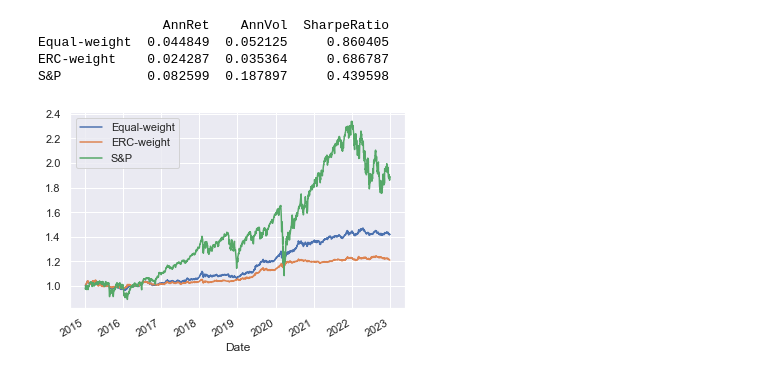
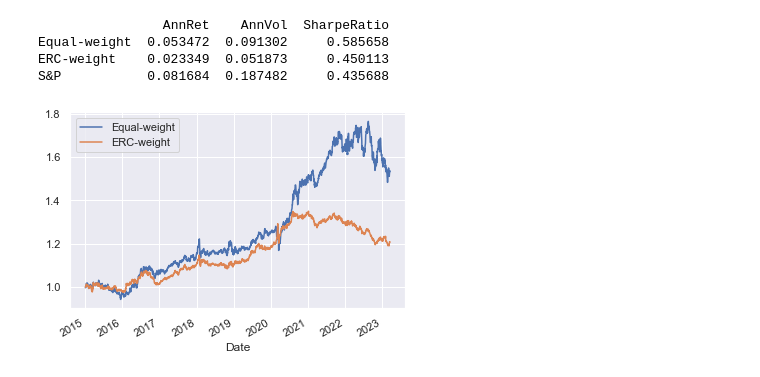
Before and after one commit to tjkang01/quantTools, a Jupyter notebook: optimization_example.ipynb, the cells around one changed output. Cells and saved outputs as stored; diff of their text form; code cells hidden in the pictures.

```diff
--- a/optimization_example.ipynb
+++ b/optimization_example.ipynb
@@ -8,12 +9,17 @@ sns.set()
 %matplotlib inline
 # %%
 # Define tickers in consideration:
-tickers = ['ES=F', 'ZN=F','DX=F', 'GC=F']
-labels  = ['S&P','10yr', 'Dollar', 'Gold']
+# Smaller asset set for testing
+# tickers = ['ES=F', 'ZN=F','DX=F', 'GC=F']
+# labels  = ['S&P','10yr', 'Dollar', 'Gold']
+
+# Larger asset set to test effective # of bets
+tickers = ['ES=F', 'NQ=F', 'ZN=F', 'ZB=F', '6E=F', '6J=F','GC=F', 'NG=F']
+labels  = ['S&P', 'Nasdaq', '10yr', '30yr', 'Euro', 'Yen', 'Gold', 'NatGas']
 mapping = dict(zip(tickers, labels))
 
 # Load data for relevant tickers
-data = Data(tickers=tickers, start_date='2011-01-02', end_date='2022-12-31')
+data = Data(tickers=tickers, start_date='2011-01-02', end_date='2023-03-15')
 data.rets.rename(columns=mapping, inplace=True)
 data.rets.fillna(0)
 # %% [output]
@@ -108,8 +188,9 @@ def sum_to_one(weights):
     return np.sum(weights) - 1
 
 # Add correlation constraint
+# Note to self: arguments to constraints are passed in individually
+# intsead of as a list or tuple.
 def max_correlation(weights, cov_mat, bench, corr_bound):
-
     # Compute the covariance between the portfolio and benchmark
     # (Coded the old-fashioned way for more practice)
     weights  = np.array(weights)
@@ -127,6 +208,17 @@ def max_correlation(weights, cov_mat, bench, corr_bound):
     port_corr = (port_cov) / (port_vol * bench_vol)
     return -port_corr + corr_bound
 
+# Add a very naive mean return constraint
+def mean_return(weights, mu, mu_bound):
+    # Compute average return implied by weights
+    weights  = np.array(weights)
+    avg_ret  = weights.T.dot(mu)
+
+    # Return constraint
+    # avg_ret - mu_bound >= 0
+    # avg_ret >= mu_bound
+    return avg_ret - mu_bound
+
 # Add bounds for non-negativity
 num_factors = data.rets.shape[1]
 bounds      = tuple((0, 1) for x in range(num_factors))
@@ -142,22 +234,26 @@ rebal_idx = rebal_idx[rebal_idx > 501]
 optim_wts  = pd.DataFrame().reindex_like(data.rets)
 sp_col     = data.rets.columns.get_loc("S&P")
 corr_bound = 0.25
+mu_bound   = 0.01
 
 # Loop through
 for _, r_idx in enumerate(rebal_idx):
-    # Get returns and compute simple covariance matrix
+    # Get returns and compute simple covariance matrix + (annualized) mean vector
     rets_pd = data.rets.iloc[r_idx-500:r_idx, :]
     cov_mat = rets_pd.cov().to_numpy()
+    mu_vec  = rets_pd.mean(axis=0).to_numpy() * 252
 
-    # Define arguments
-    arguments = [cov_mat, sp_col, corr_bound]
+    # Define arguments for each component
+    arguments_corr = [cov_mat, sp_col, corr_bound]
+    arguments_opt  = [cov_mat]
+    arguments_mn   = [mu_vec, mu_bound]
 
     # Define constraints
-    # constraints = ({"type": "eq", "fun": sum_to_one})
     constraints = ({"type": "eq", "fun": sum_to_one},
-                   {"type":"ineq", "fun": max_correlation, "args": arguments})
+                   {"type":"ineq", "fun": max_correlation, "args": arguments_corr},
+                   {"type":"ineq", "fun": mean_return, "args": arguments_mn})
 
-    optim_res = minimize(objective_ERC, guess, args=arguments, method='SLSQP', bounds=bounds, constraints=constraints)
+    optim_res = minimize(objective_ERC, guess, args=arguments_opt, method='SLSQP', bounds=bounds, constraints=constraints)
     optim_wts.iloc[r_idx, :] = optim_res.x
 
 # Forward fill
@@ -191,12 +287,12 @@ rets_wk.corr()
 # %%
 # Plot relative performance
 plot_idx = rets_comp.index > '2015-01-02'
-(1 + rets_comp.loc[plot_idx, :]).cumprod().plot()
+(1 + rets_comp.loc[plot_idx, :].iloc[:, :2]).cumprod().plot()
 print(compute_summary(rets_comp.loc[plot_idx, :]))
 # %% [output]
                 AnnRet    AnnVol  SharpeRatio
-Equal-weight  0.044849  0.052125     0.860405
-ERC-weight    0.024287  0.035364     0.686787
-S&P           0.082599  0.187897     0.439598
+Equal-weight  0.053472  0.091302     0.585658
+ERC-weight    0.023349  0.051873     0.450113
+S&P           0.081684  0.187482     0.435688
-[figure, old version]
+[figure, new version]
 # %%
```
Also changed, not shown: parts of 13 cells of this notebook.
